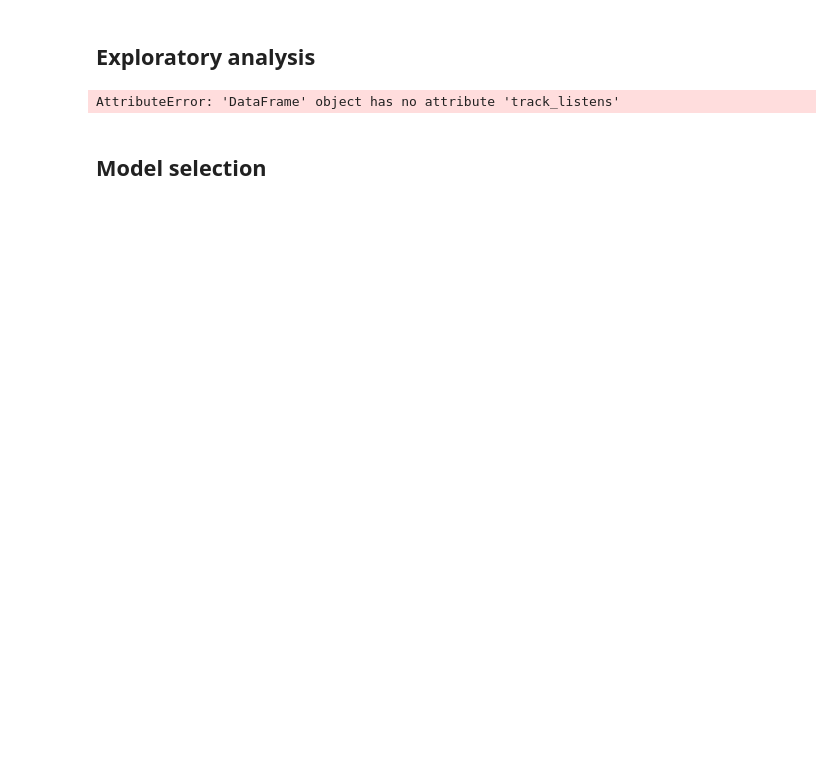
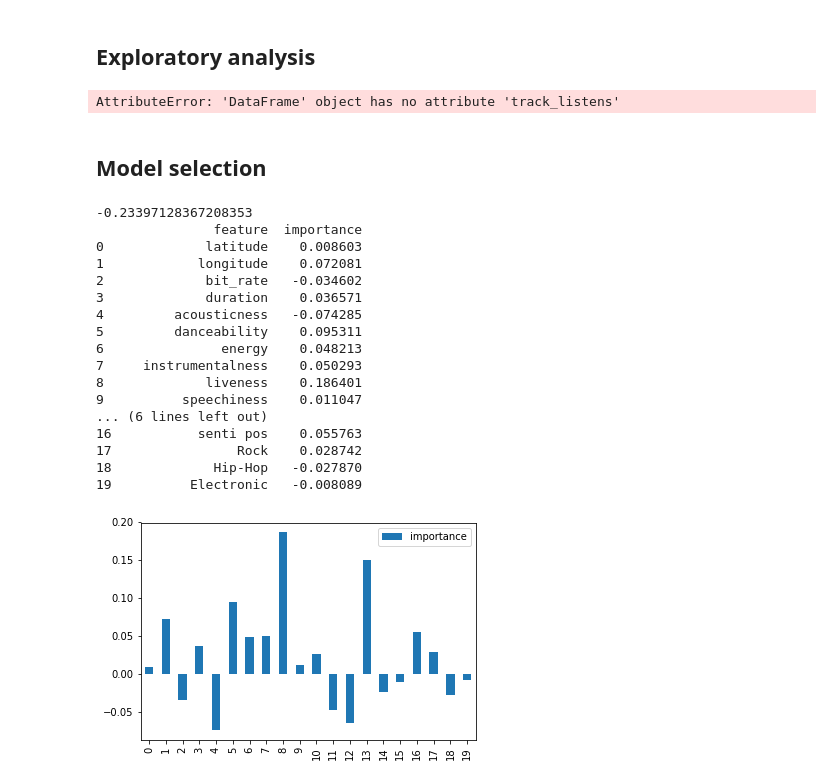
Before and after one commit to kathyyli/DS_project, a Jupyter notebook: DS project v2.ipynb, the cells around one changed output. Saved outputs shown, nothing was run; the diff lists cells and outputs as text; code cells hidden in the pictures; blank space fills up the shorter version.

Commit message:
model update

```diff
--- a/DS project v2.ipynb
+++ b/DS project v2.ipynb
@@ -13,7 +13,7 @@ from pandas.plotting import scatter_matrix
 #import librosa.display
 # %%
 # Load metadata and features - change to local directory for tracks file
-tracks = pd.read_csv('/Users/kathyli/Downloads/fma_metadata/tracks.csv', header=None)
+tracks = pd.read_csv('tracks.csv', header=None)
 echonest = pd.read_csv('echonest.csv', header=None)
 # %%
 # Change column names from "track.1", ... to named columns
@@ -384,11 +373,53 @@ AttributeError: 'DataFrame' object has no attribute 'track_listens'
 # %%
 # Baseline model - use the year with most songs data and include genre as a categorical variable (use the same top 3 genres)
 
 # Convert genre to dummy variables
 
 # Use linear regression with same variables as above (sentiment analysis, track metadata, echonest named variable, location)
 
 # IDEA: we will see that genre is a big predictor of track listens - thus, we train separate models for each genre to dig deeper into why that is
+from sklearn.linear_model import LinearRegression
+from sklearn.model_selection import train_test_split
+
+y = t10[['track_listens']].values
+X=t10.drop(['track_listens','track_ID','genre_top'],axis=1).values
+scaler = preprocessing.StandardScaler()
+X_scaled = scaler.fit_transform(X)
+y_scaled = scaler.fit_transform(y.reshape(-1, 1))
+
+
+X_train, X_test, y_train, y_test = train_test_split(X_scaled, y_scaled, test_size=0.2, random_state=7)
+
+
+linear = LinearRegression()
+linear.fit(X_train, y_train)
+
+linear_score=linear.score(X_test, y_test)
+
+print(linear_score)
+
+importances = pd.DataFrame({'feature':t10.drop(['track_listens','track_ID','genre_top'],axis=1).columns,'importance':linear.coef_[0]})
+importances.plot.bar()
+print(importances)
+# %% [output]
+-0.23397128367208353
+               feature  importance
+0             latitude    0.008603
+1            longitude    0.072081
+2             bit_rate   -0.034602
+3             duration    0.036571
+4         acousticness   -0.074285
+5         danceability    0.095311
+6               energy    0.048213
+7     instrumentalness    0.050293
+8             liveness    0.186401
+9          speechiness    0.011047
+... (6 lines left out)
+16           senti pos    0.055763
+17                Rock    0.028742
+18             Hip-Hop   -0.027870
+19          Electronic   -0.008089
+[figure, added]
 # %%
 # For 5-folds, split data into training and testing (one of the genres) - will repeat for other two genres (maybe write function to do this)
 
```
Also changed, not shown: parts of 5 cells of this notebook.
